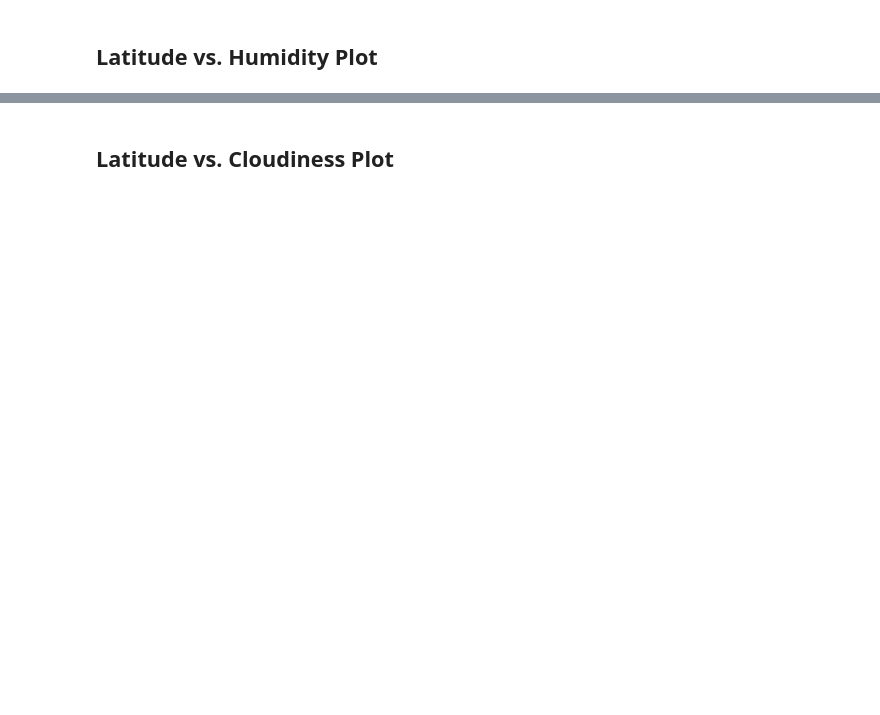
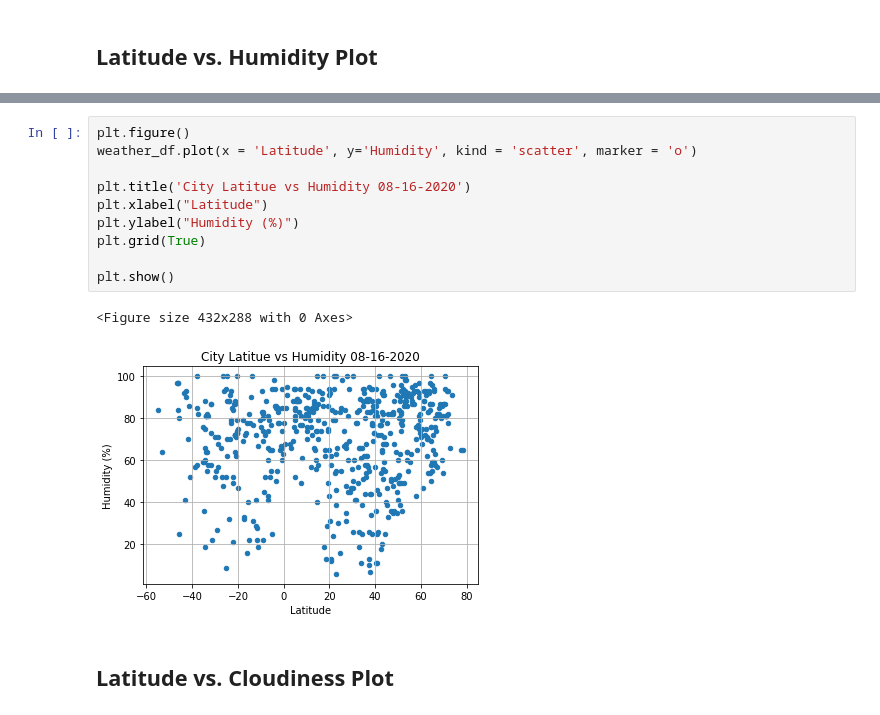
Before and after one commit to mattuzi17/python-api-challenge, a Jupyter notebook: WeatherPy/WeatherPy.ipynb, the cells around one changed output, grey strips where cells are left out. Cells and saved outputs as stored; diff of their text form; blank space fills up the shorter version.

```diff
--- a/WeatherPy/WeatherPy.ipynb
+++ b/WeatherPy/WeatherPy.ipynb
@@ -163,2 +219,15 @@ Int64Index([], dtype='int64')
+# %%
+plt.figure()
+weather_df.plot(x = 'Latitude', y='Humidity', kind = 'scatter', marker = 'o')
+
+plt.title('City Latitue vs Humidity 08-16-2020')
+plt.xlabel("Latitude")
+plt.ylabel("Humidity (%)")
+plt.grid(True)
+
+plt.show()
+# %% [output]
+<Figure size 432x288 with 0 Axes>
+[figure, added]
 # %% [markdown]
 ## Latitude vs. Cloudiness Plot
```
Also changed, not shown: parts of 39 cells of this notebook, 3 other files.
